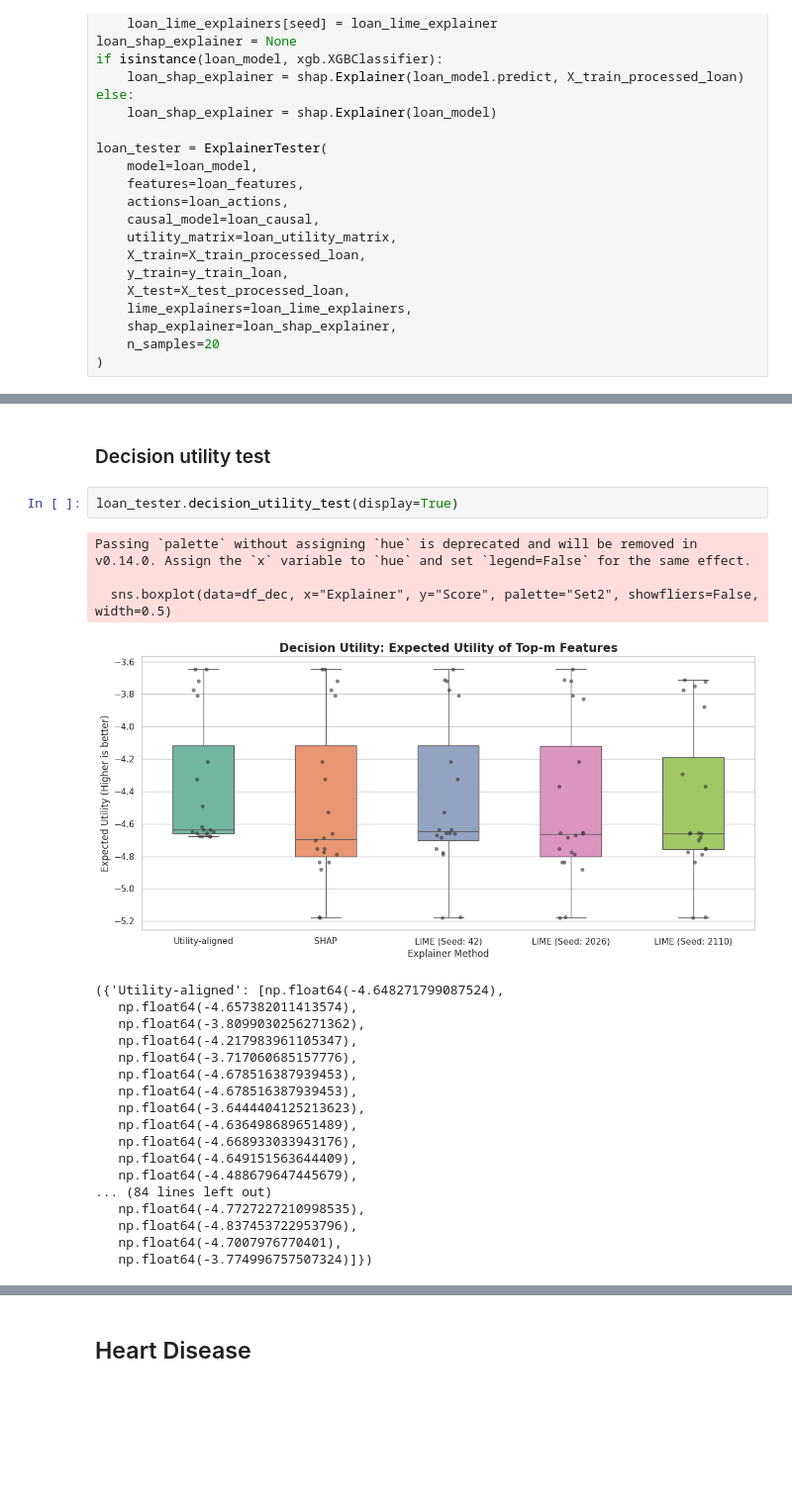
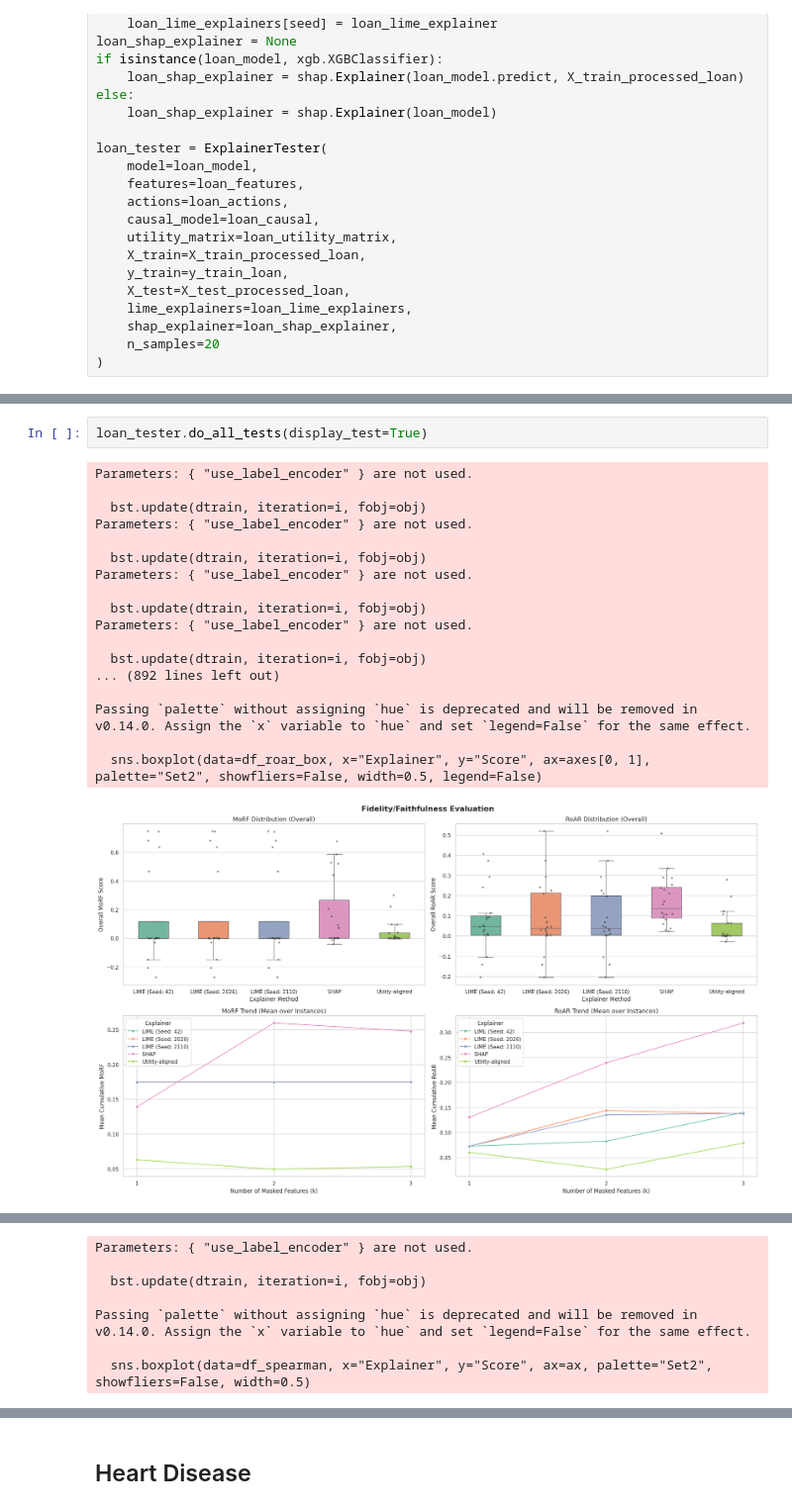
Before and after one commit to alexisvuvietnam/UtilityAlignedExplainer, a Jupyter notebook: empirical_work_tabular.ipynb, the cells around one changed output, grey strips where cells are left out. Shown at 99% size. Saved outputs shown, nothing was run; the diff lists cells and outputs as text; blank space fills up the shorter version.

```diff
--- a/empirical_work_tabular.ipynb
+++ b/empirical_work_tabular.ipynb
@@ -345,26 +206,21 @@ Passing `palette` without assigning `hue` is deprecated and will be removed in v
-# %% [markdown]
-### Decision utility test
-# %%
-loan_tester.decision_utility_test(display=True)
-# %% [output]
-Passing `palette` without assigning `hue` is deprecated and will be removed in v0.14.0. Assign the `x` variable to `hue` and set `legend=False` for the same effect.
-
-  sns.boxplot(data=df_dec, x="Explainer", y="Score", palette="Set2", showfliers=False, width=0.5)
-[figure, removed]
-({'Utility-aligned': [np.float64(-4.648271799087524),
-   np.float64(-4.657382011413574),
-   np.float64(-3.8099030256271362),
-   np.float64(-4.217983961105347),
-   np.float64(-3.717060685157776),
-   np.float64(-4.678516387939453),
-   np.float64(-4.678516387939453),
-   np.float64(-3.6444404125213623),
-   np.float64(-4.636498689651489),
-   np.float64(-4.668933033943176),
-   np.float64(-4.649151563644409),
-   np.float64(-4.488679647445679),
-... (84 lines left out)
-   np.float64(-4.7727227210998535),
-   np.float64(-4.837453722953796),
-   np.float64(-4.7007976770401),
-   np.float64(-3.774996757507324)]})
+# %%
+loan_tester.do_all_tests(display_test=True)
+# %% [output]
+Parameters: { "use_label_encoder" } are not used.
+
+  bst.update(dtrain, iteration=i, fobj=obj)
+Parameters: { "use_label_encoder" } are not used.
+
+  bst.update(dtrain, iteration=i, fobj=obj)
+Parameters: { "use_label_encoder" } are not used.
+
+  bst.update(dtrain, iteration=i, fobj=obj)
+Parameters: { "use_label_encoder" } are not used.
+
+  bst.update(dtrain, iteration=i, fobj=obj)
+... (892 lines left out)
+
+Passing `palette` without assigning `hue` is deprecated and will be removed in v0.14.0. Assign the `x` variable to `hue` and set `legend=False` for the same effect.
+
+  sns.boxplot(data=df_roar_box, x="Explainer", y="Score", ax=axes[0, 1], palette="Set2", showfliers=False, width=0.5, legend=False)
+[figure, added]
@@ -370,0 +245,7 @@ Passing `palette` without assigning `hue` is deprecated and will be removed in v
+Parameters: { "use_label_encoder" } are not used.
+
+  bst.update(dtrain, iteration=i, fobj=obj)
+
+Passing `palette` without assigning `hue` is deprecated and will be removed in v0.14.0. Assign the `x` variable to `hue` and set `legend=False` for the same effect.
+
+  sns.boxplot(data=df_spearman, x="Explainer", y="Score", ax=ax, palette="Set2", showfliers=False, width=0.5)
```
Also changed, not shown: parts of 17 cells of this notebook, 3 other files.
